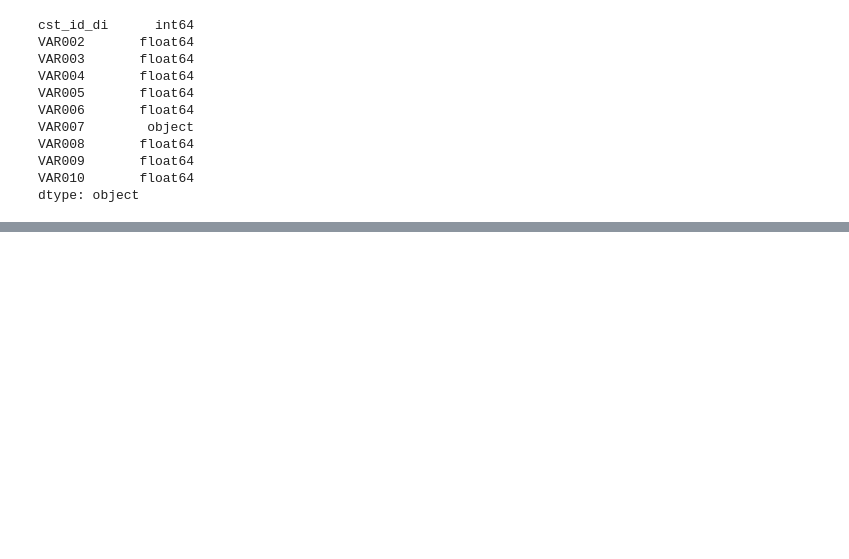
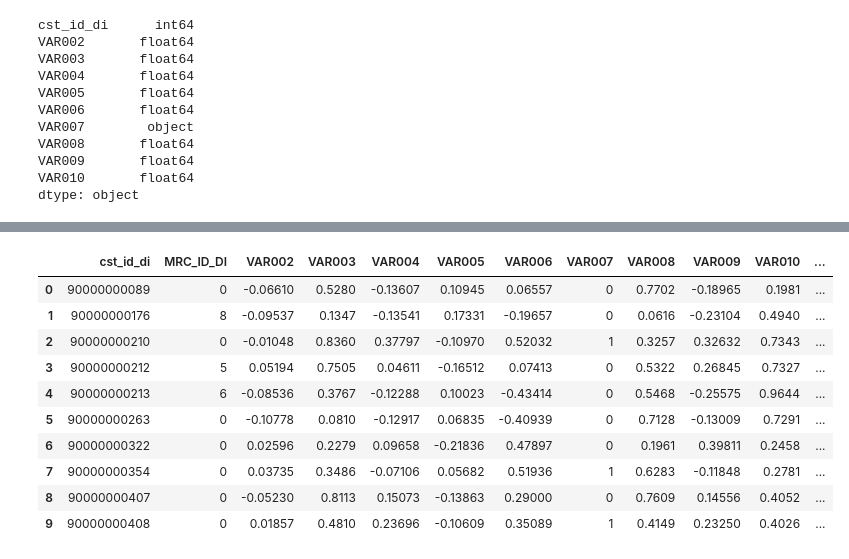
Before and after one commit to sue-bin/SCDC2020, a Jupyter notebook: eda.ipynb, the cells around one changed output, grey strips where cells are left out. Cells and saved outputs as stored; diff of their text form; code cells hidden in the pictures; blank space fills up the shorter version.

```diff
--- a/eda.ipynb
+++ b/eda.ipynb
@@ -69,7 +72,7 @@ dtype_dict = dtype_df_raw.set_index('Variable_Name')['dType'].to_dict()
 for w in feat_df_raw.columns:
   if w in dtype_dict.keys():
     if dtype_dict[w] == "categorical":
-      feat_df[w] = feat_df_raw[w].astype(object)
+      feat_df[w] = feat_df_raw[w].astype(str)
 # %%
 feat_df.dtypes.head(10)
 # %% [output]
@@ -86,0 +129,16 @@ dtype: object
+# %%
+combine_df = train_df.merge(right= feat_df,how="inner")
+# %%
+combine_df.head(10)
+# %% [output]
+|  | cst_id_di | MRC_ID_DI | VAR002 | VAR003 | VAR004 | VAR005 | VAR006 | VAR007 | VAR008 | VAR009 | VAR010 | ... |
+| 0 | 90000000089 | 0 | -0.06610 | 0.5280 | -0.13607 | 0.10945 | 0.06557 | 0 | 0.7702 | -0.18965 | 0.1981 | ... |
+| 1 | 90000000176 | 8 | -0.09537 | 0.1347 | -0.13541 | 0.17331 | -0.19657 | 0 | 0.0616 | -0.23104 | 0.4940 | ... |
+| 2 | 90000000210 | 0 | -0.01048 | 0.8360 | 0.37797 | -0.10970 | 0.52032 | 1 | 0.3257 | 0.32632 | 0.7343 | ... |
+| 3 | 90000000212 | 5 | 0.05194 | 0.7505 | 0.04611 | -0.16512 | 0.07413 | 0 | 0.5322 | 0.26845 | 0.7327 | ... |
+| 4 | 90000000213 | 6 | -0.08536 | 0.3767 | -0.12288 | 0.10023 | -0.43414 | 0 | 0.5468 | -0.25575 | 0.9644 | ... |
+| 5 | 90000000263 | 0 | -0.10778 | 0.0810 | -0.12917 | 0.06835 | -0.40939 | 0 | 0.7128 | -0.13009 | 0.7291 | ... |
+| 6 | 90000000322 | 0 | 0.02596 | 0.2279 | 0.09658 | -0.21836 | 0.47897 | 0 | 0.1961 | 0.39811 | 0.2458 | ... |
+| 7 | 90000000354 | 0 | 0.03735 | 0.3486 | -0.07106 | 0.05682 | 0.51936 | 1 | 0.6283 | -0.11848 | 0.2781 | ... |
+| 8 | 90000000407 | 0 | -0.05230 | 0.8113 | 0.15073 | -0.13863 | 0.29000 | 0 | 0.7609 | 0.14556 | 0.4052 | ... |
+| 9 | 90000000408 | 0 | 0.01857 | 0.4810 | 0.23696 | -0.10609 | 0.35089 | 1 | 0.4149 | 0.23250 | 0.4026 | ... |
```
Also changed, not shown: parts of 23 cells of this notebook.
